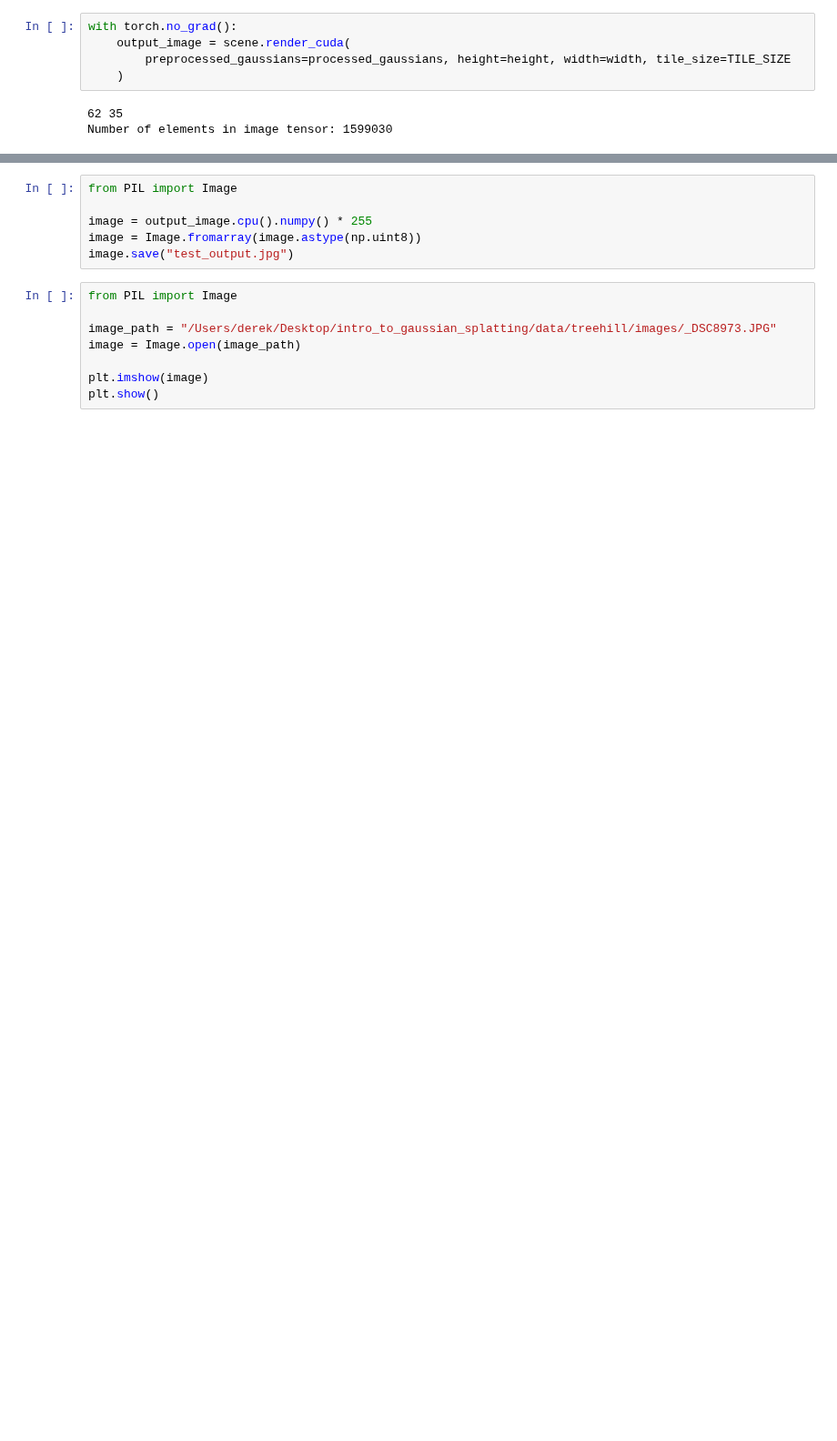
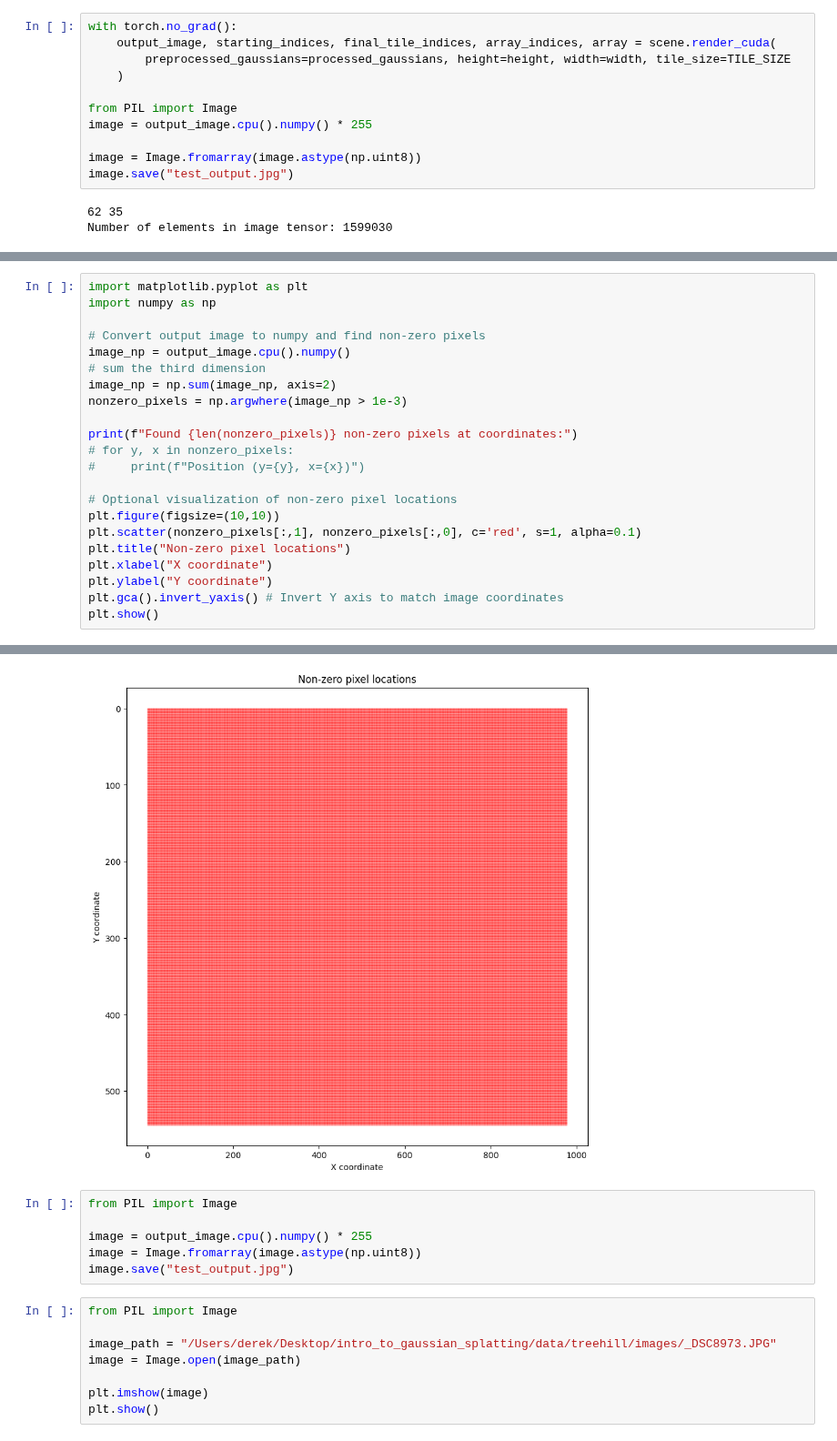
Before and after one commit to dcaustin33/intro_to_gaussian_splatting, a Jupyter notebook: splat/render_engine/test_gpu_image.ipynb, the cells around one changed output, grey strips where cells are left out. Shown at 91% size. Saved outputs shown, nothing was run; the diff lists cells and outputs as text; blank space fills up the shorter version.

```diff
--- a/splat/render_engine/test_gpu_image.ipynb
+++ b/splat/render_engine/test_gpu_image.ipynb
@@ -96,8 +86,14 @@ tensor([[208.2664, 416.2477,   3.6025],
 # %%
 with torch.no_grad():
-    output_image = scene.render_cuda(
+    output_image, starting_indices, final_tile_indices, array_indices, array = scene.render_cuda(
         preprocessed_gaussians=processed_gaussians, height=height, width=width, tile_size=TILE_SIZE
     )
+
+from PIL import Image
+image = output_image.cpu().numpy() * 255
+
+image = Image.fromarray(image.astype(np.uint8))
+image.save("test_output.jpg")
 # %% [output]
 62 35
 Number of elements in image tensor: 1599030
@@ -107,0 +110,23 @@ tensor([0., 0., 0.], device='cuda:0')
+# %%
+import matplotlib.pyplot as plt
+import numpy as np
+
+# Convert output image to numpy and find non-zero pixels
+image_np = output_image.cpu().numpy()
+# sum the third dimension
+image_np = np.sum(image_np, axis=2)
+nonzero_pixels = np.argwhere(image_np > 1e-3)
+
+print(f"Found {len(nonzero_pixels)} non-zero pixels at coordinates:")
+# for y, x in nonzero_pixels:
+#     print(f"Position (y={y}, x={x})")
+
+# Optional visualization of non-zero pixel locations
+plt.figure(figsize=(10,10))
+plt.scatter(nonzero_pixels[:,1], nonzero_pixels[:,0], c='red', s=1, alpha=0.1)
+plt.title("Non-zero pixel locations")
+plt.xlabel("X coordinate")
+plt.ylabel("Y coordinate")
+plt.gca().invert_yaxis() # Invert Y axis to match image coordinates
+plt.show()
+# %% [output]
@@ -108,3 +134,4 @@ tensor([0., 0., 0.], device='cuda:0')
+[figure, added]
 # %%
 from PIL import Image
 
```
Also changed, not shown: parts of 7 cells of this notebook, 16 other files.
